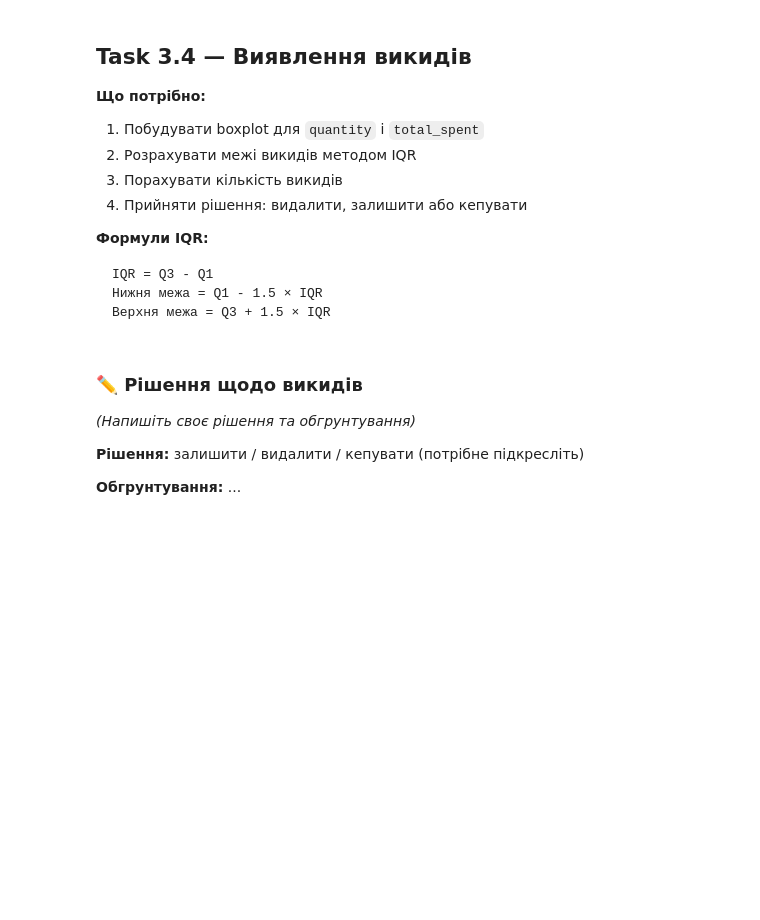
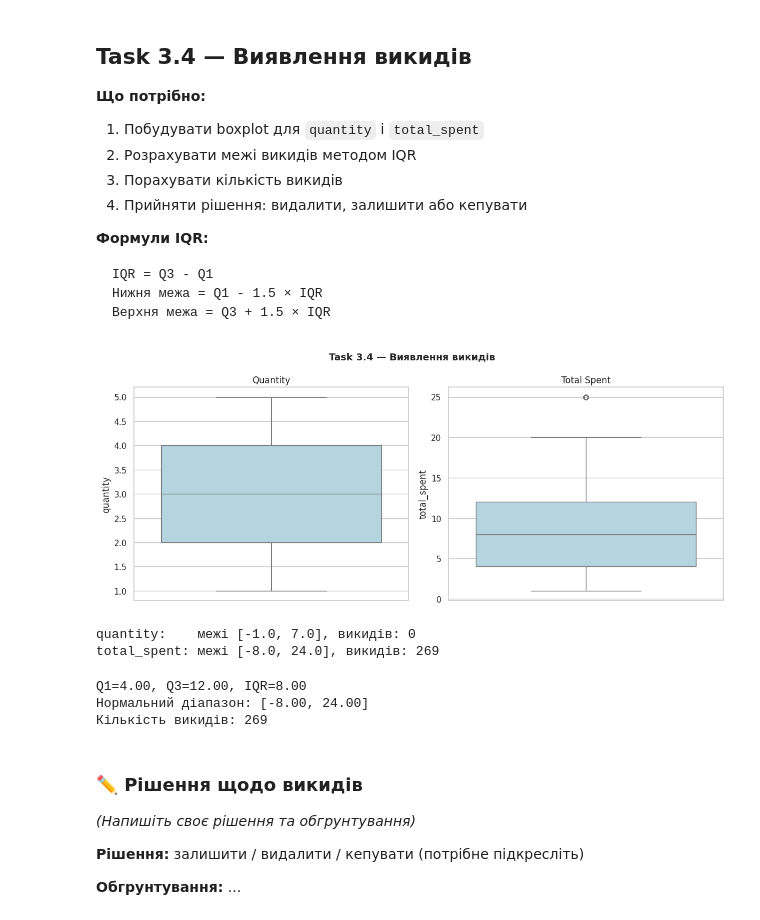
Before and after one commit to NatalieAleksandrova2026/Analysis_Cafe_Sales, a Jupyter notebook: cafe_eda_workbook_version2.ipynb, the cells around one changed output. Drawn from its saved outputs; the diff is of its cells as text; code cells hidden in the pictures; blank space fills up the shorter version.

```diff
--- a/cafe_eda_workbook_version2.ipynb
+++ b/cafe_eda_workbook_version2.ipynb
@@ -982,33 +982,61 @@ IQR = Q3 - Q1
 # %%
 fig, axes = plt.subplots(1, 2, figsize=(12, 5))
 fig.suptitle('Task 3.4 — Виявлення викидів', fontsize=13, fontweight='bold')
 
 # Boxplot для quantity
 # Підказка: sns.boxplot(y=df['quantity'].astype(float), ax=axes[0], color='lightblue', ...)
-# ВАШ КОД ТУТ
+sns.boxplot(y=df['quantity'].astype(float), ax=axes[0], color='lightblue')
 axes[0].set_title('Quantity')
 
 # Boxplot для total_spent
-# ВАШ КОД ТУТ
+sns.boxplot(y=df['total_spent'].astype(float), ax=axes[1], color='lightblue')
 axes[1].set_title('Total Spent')
 
 plt.tight_layout()
 plt.savefig('part3_task34.png', dpi=130, bbox_inches='tight')
 plt.show()
+# %% [output]
+[figure, added]
+# %%
+# IQR для quantity
+Q1_qty = df['quantity'].quantile(0.25)
+Q3_qty = df['quantity'].quantile(0.75)
+IQR_qty = Q3_qty - Q1_qty
+lower_qty = Q1_qty - 1.5 * IQR_qty
+upper_qty = Q3_qty + 1.5 * IQR_qty
+outliers_qty = ((df['quantity'] < lower_qty) | (df['quantity'] > upper_qty)).sum()
+
+# IQR для total_spent
+Q1_ts = df['total_spent'].quantile(0.25)
+Q3_ts = df['total_spent'].quantile(0.75)
+IQR_ts = Q3_ts - Q1_ts
+lower_ts = Q1_ts - 1.5 * IQR_ts
+upper_ts = Q3_ts + 1.5 * IQR_ts
+outliers_ts = ((df['total_spent'] < lower_ts) | (df['total_spent'] > upper_ts)).sum()
+
+print(f'quantity:    межі [{lower_qty:.1f}, {upper_qty:.1f}], викидів: {outliers_qty}')
+print(f'total_spent: межі [{lower_ts:.1f}, {upper_ts:.1f}], викидів: {outliers_ts}')
+# %% [output]
+quantity:    межі [-1.0, 7.0], викидів: 0
+total_spent: межі [-8.0, 24.0], викидів: 269
 # %%
 # Кількісний аналіз викидів методом IQR
-Q1  = # ВАШ КОД ТУТ  (25-й перцентиль total_spent)
-Q3  = # ВАШ КОД ТУТ  (75-й перцентиль)
-IQR = # ВАШ КОД ТУТ
+Q1  = df['total_spent'].quantile(0.25) # ВАШ КОД ТУТ  (25-й перцентиль total_spent)
+Q3  = df['total_spent'].quantile(0.75) # ВАШ КОД ТУТ  (75-й перцентиль)
+IQR = Q3 - Q1 # ВАШ КОД ТУТ
 
-low  = # ВАШ КОД ТУТ  (нижня межа)
-high = # ВАШ КОД ТУТ  (верхня межа)
+low  = Q1 - 1.5 * IQR # ВАШ КОД ТУТ  (нижня межа)
+high = Q3 + 1.5 * IQR # ВАШ КОД ТУТ  (верхня межа)
 
-n_outliers = # ВАШ КОД ТУТ  (кількість значень поза межами)
+n_outliers = ((df['total_spent'] < low) | (df['total_spent'] > high)).sum() # ВАШ КОД ТУТ  (кількість значень поза межами)
 
 print(f'Q1={Q1:.2f}, Q3={Q3:.2f}, IQR={IQR:.2f}')
 print(f'Нормальний діапазон: [{low:.2f}, {high:.2f}]')
 print(f'Кількість викидів: {n_outliers}')
+# %% [output]
+Q1=4.00, Q3=12.00, IQR=8.00
+Нормальний діапазон: [-8.00, 24.00]
+Кількість викидів: 269
 # %% [markdown]
 ### ✏️ Рішення щодо викидів
 *(Напишіть своє рішення та обгрунтування)*
```
